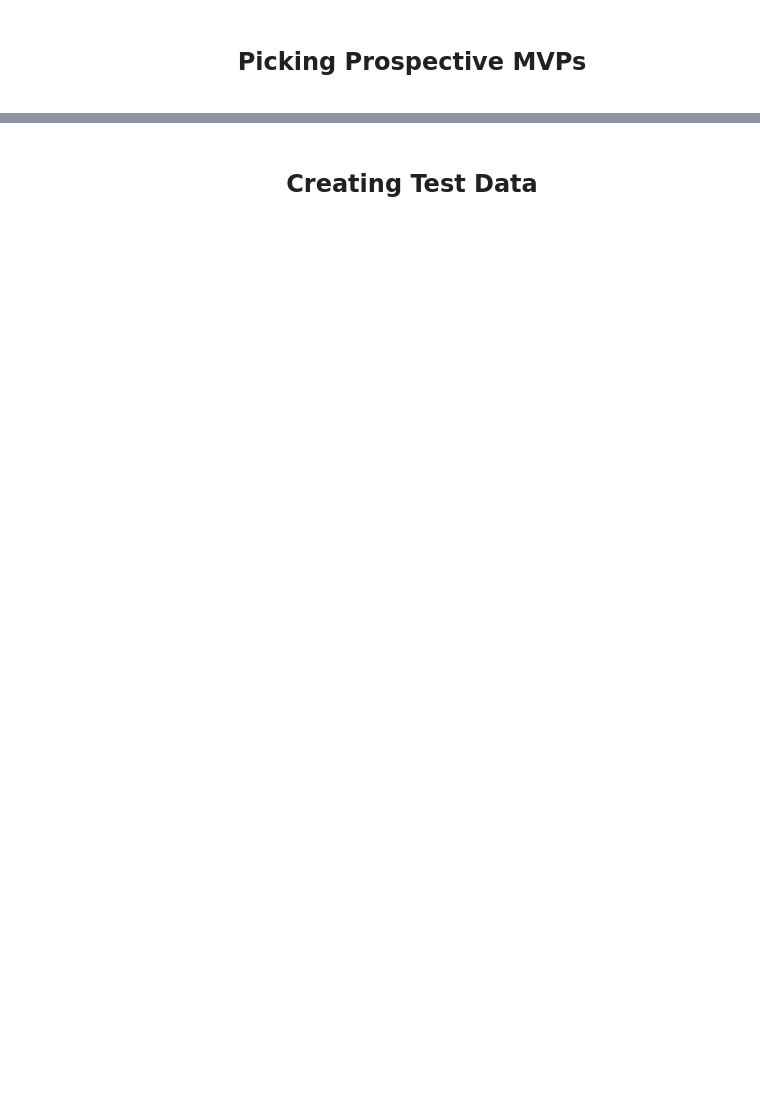
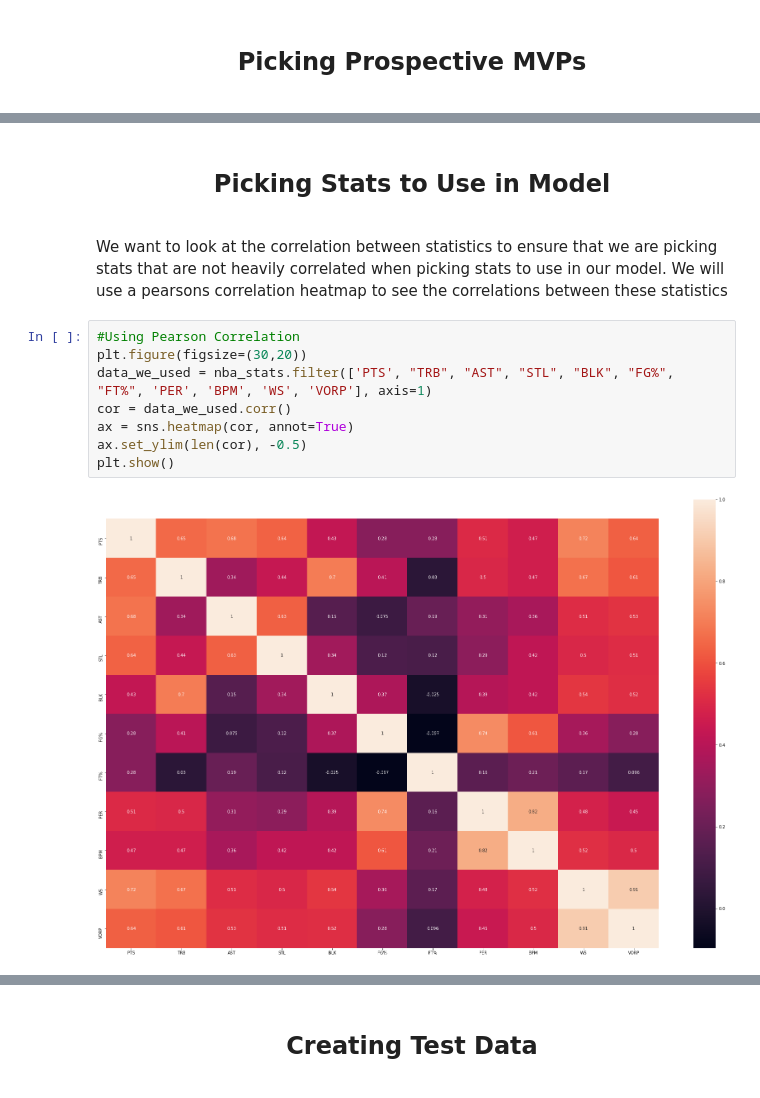
Before and after one commit to Ajnbro/nba320.github.io, a Jupyter notebook: Final Project Notebook.ipynb, the cells around one changed output, grey strips where cells are left out. Saved outputs shown, nothing was run; the diff lists cells and outputs as text; blank space fills up the shorter version.

```diff
--- a/Final Project Notebook.ipynb
+++ b/Final Project Notebook.ipynb
@@ -669,3 +675,19 @@ prospective_mvps
 | 12 | Donovan Mitchell | SG | 23.0 | UTA | 24.0 | 24.0 | 34.6 | 9.0 | 20.7 | 0.438 | 2.3 | ... |
 | 13 | Pascal Siakam | PF | 25.0 | TOR | 23.0 | 23.0 | 36.9 | 9.2 | 20.0 | 0.458 | 2.3 | ... |
 | 14 | Andrew Wiggins | SF | 24.0 | MIN | 19.0 | 19.0 | 34.6 | 9.2 | 20.2 | 0.453 | 2.2 | ... |
+# %% [markdown]
+<center>
+<h1 style="font-size:24px">Picking Stats to Use in Model</h1>
+</center>
+# %% [markdown]
+We want to look at the correlation between statistics to ensure that we are picking stats that are not heavily correlated when picking stats to use in our model. We will use a pearsons correlation heatmap to see the correlations between these statistics
+# %%
+#Using Pearson Correlation
+plt.figure(figsize=(30,20))
+data_we_used = nba_stats.filter(['PTS', "TRB", "AST", "STL", "BLK", "FG%", "FT%", 'PER', 'BPM', 'WS', 'VORP'], axis=1)
+cor = data_we_used.corr()
+ax = sns.heatmap(cor, annot=True)
+ax.set_ylim(len(cor), -0.5)
+plt.show()
+# %% [output]
+[figure, added]
```
Also changed, not shown: parts of 24 cells of this notebook, 1 other file.
